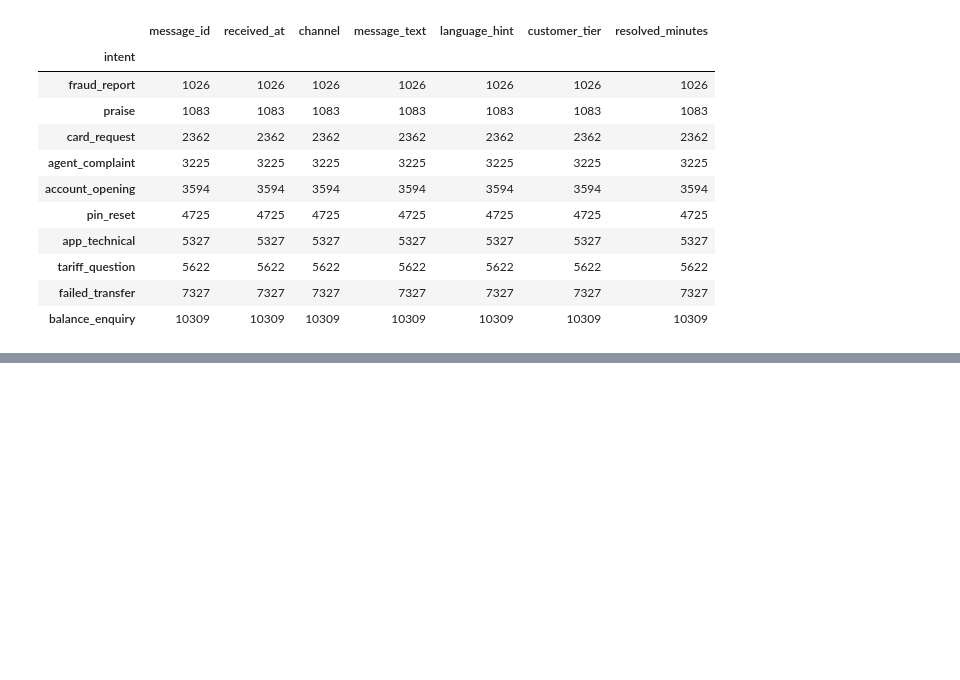
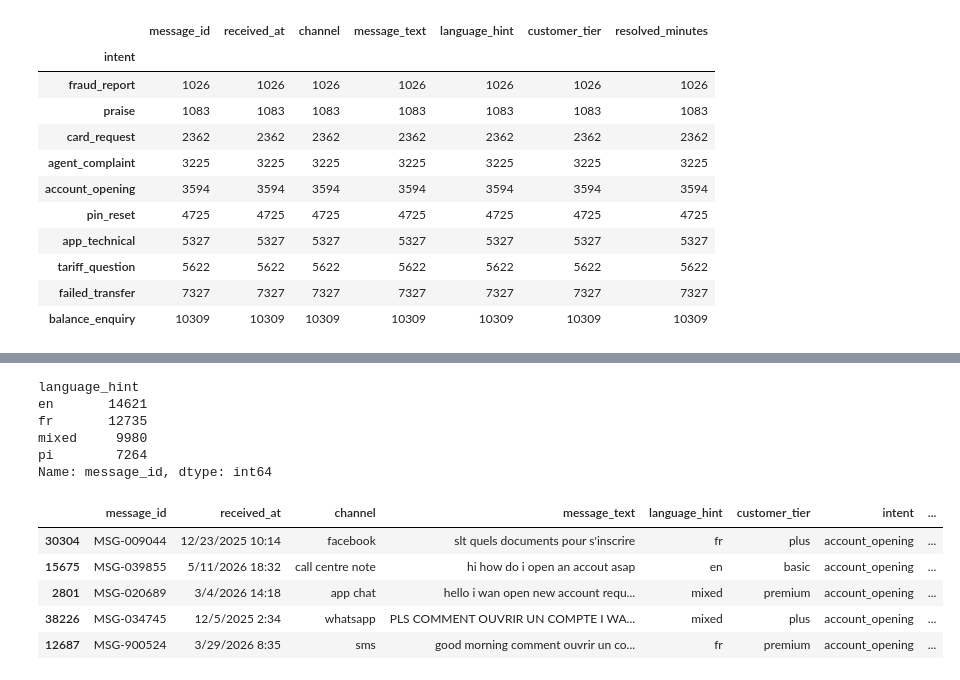
Before and after one commit to Christian-Suinyuy/skye8-ds-banboye-christian, a Jupyter notebook: src/brief3/notebooks/analysis.ipynb, the cells around one changed output, grey strips where cells are left out. Saved outputs shown, nothing was run; the diff lists cells and outputs as text; code cells hidden in the pictures; blank space fills up the shorter version.

```diff
--- a/src/brief3/notebooks/analysis.ipynb
+++ b/src/brief3/notebooks/analysis.ipynb
@@ -113,0 +142,9 @@ for p in ax.patches:
+# %%
+df2.groupby("language_hint")["message_id"].count()
+# %% [output]
+language_hint
+en       14621
+fr       12735
+mixed     9980
+pi        7264
+Name: message_id, dtype: int64
@@ -113,0 +153,10 @@ for p in ax.patches:
+# %%
+df3 = pd.read_csv("../data/raw/hand_classified_sample.csv", index_col=0)
+df3.head()
+# %% [output]
+|  | message_id | received_at | channel | message_text | language_hint | customer_tier | intent | ... |
+| 30304 | MSG-009044 | 12/23/2025 10:14 | facebook | slt quels documents pour s'inscrire | fr | plus | account_opening | ... |
+| 15675 | MSG-039855 | 5/11/2026 18:32 | call centre note | hi how do i open an accout asap | en | basic | account_opening | ... |
+| 2801 | MSG-020689 | 3/4/2026 14:18 | app chat | hello i wan open new account requ... | mixed | premium | account_opening | ... |
+| 38226 | MSG-034745 | 12/5/2025 2:34 | whatsapp | PLS COMMENT OUVRIR UN COMPTE I WA... | mixed | plus | account_opening | ... |
+| 12687 | MSG-900524 | 3/29/2026 8:35 | sms | good morning comment ouvrir un co... | fr | premium | account_opening | ... |
```
Also changed, not shown: parts of 11 cells of this notebook, 3 other files.
